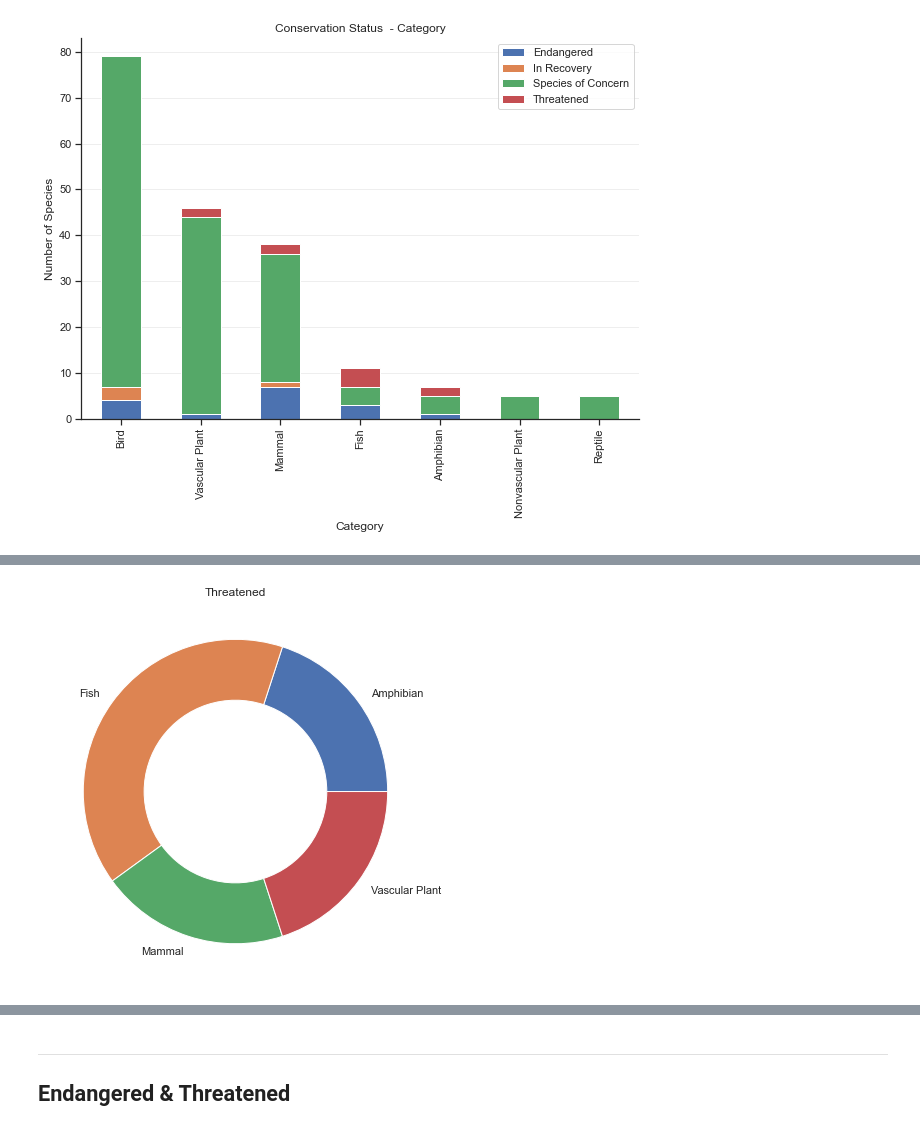
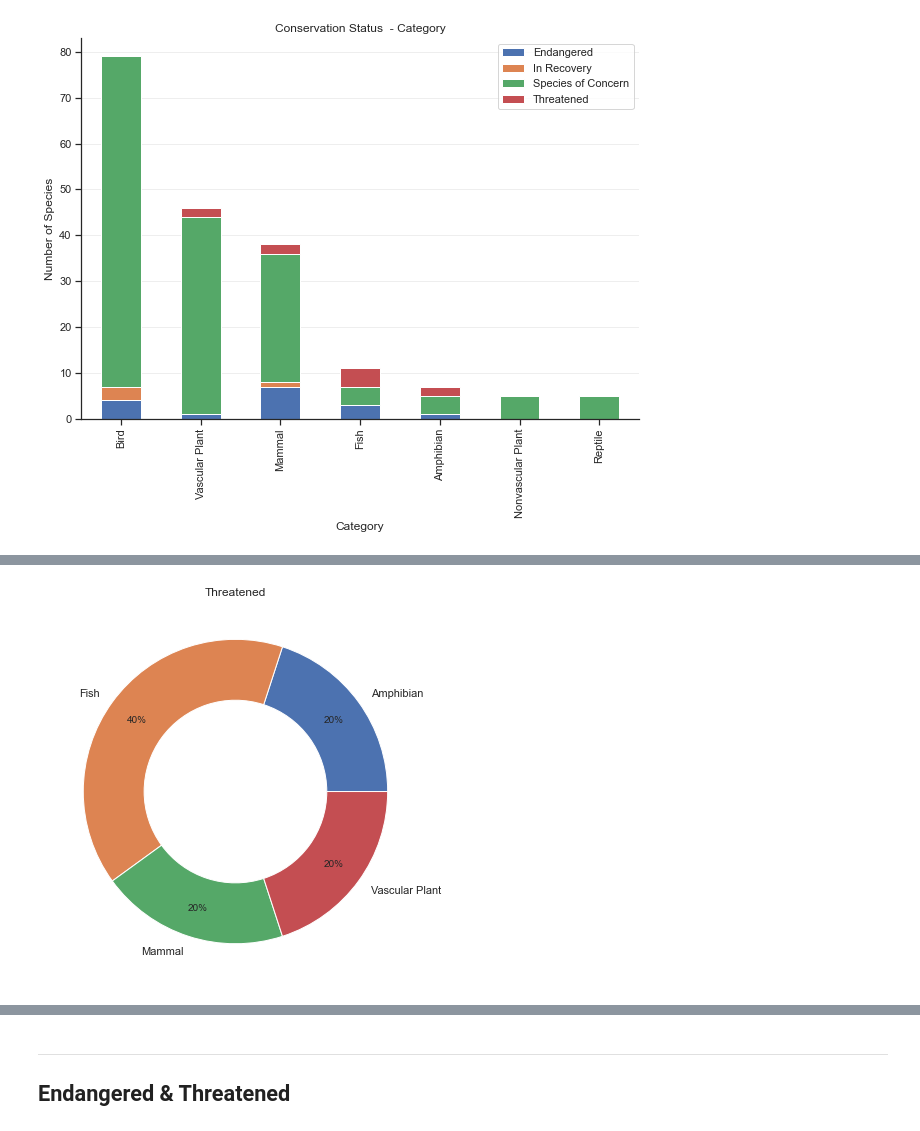
Before and after one commit to lep511/Portfolio-biodiversity, a Jupyter notebook: biodiversity.ipynb, the cells around one changed output, grey strips where cells are left out. Cells and saved outputs as stored; diff of their text form; code cells hidden in the pictures.

```diff
--- a/biodiversity.ipynb
+++ b/biodiversity.ipynb
@@ -110,6 +110,7 @@ Observation mean.: 142
 # %%
 sns.set_style("whitegrid")
 sns.set(style="ticks")
+plt.rcParams['font.size'] = 10
 # %%
 df_merge = df_spe.merge(df_obs,
                         on="scientific_name",
@@ -195,23 +219,25 @@ plt.show()
 # %%
 status = "Threatened"
 data = status_conserv[status_conserv.conservation_status == status]\
               .dropna(axis=1)
 
 fig, ax = plt.subplots()
 size = 0.4
 nums = np.array(data)[0,1:10]
 labels = data.columns[1:]
 
 ax.figure.set_size_inches(7,7)
 ax.pie(nums,
        radius=1,
        labels=labels,
+       autopct='%1.0f%%',
+       pctdistance=0.8,
        wedgeprops=dict(width=size, edgecolor='w'))
 
 ax.set(aspect="equal", title=status)
 plt.show()
 # %% [output]
-[figure, old version]
+[figure, new version]
 # %%
 status = "In Recovery"
 data = status_conserv[status_conserv.conservation_status == status]\
```
Also changed, not shown: parts of 20 cells of this notebook.
